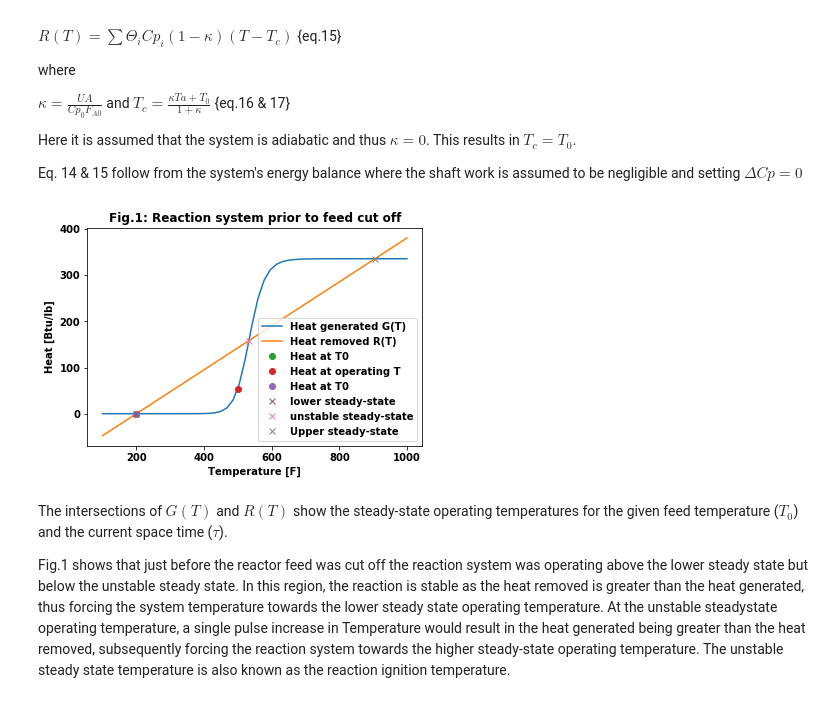
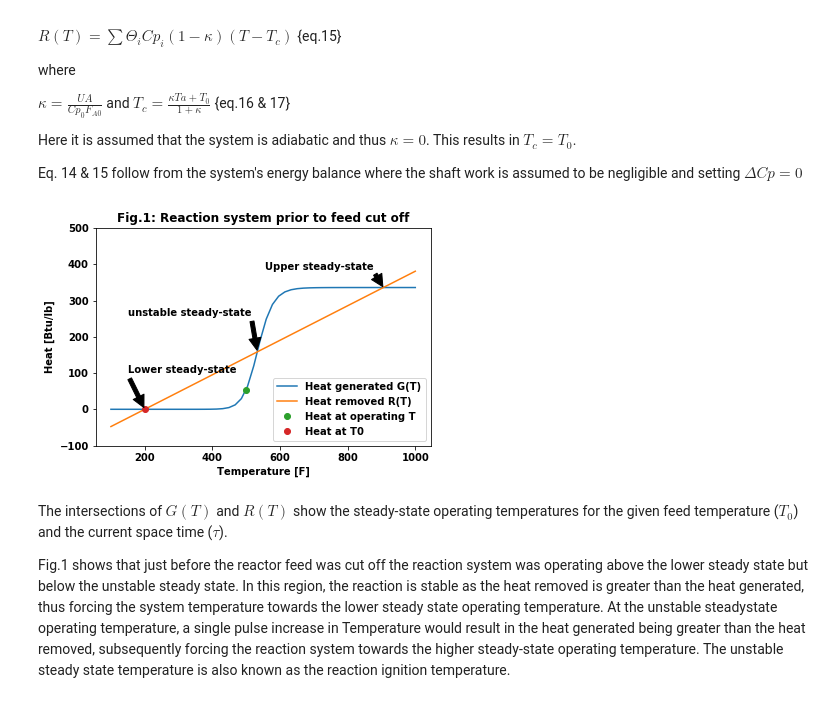
Before and after one commit to vuyohlongwane/Reaction-safety-case-studies, a Jupyter notebook: Chemical disaster in Wilmington, Delaware 1977.ipynb, the cells around one changed output. Saved outputs shown, nothing was run; the diff lists cells and outputs as text; code cells hidden in the pictures.

Commit message:
New graphs

```diff
--- a/Chemical disaster in Wilmington, Delaware 1977.ipynb
+++ b/Chemical disaster in Wilmington, Delaware 1977.ipynb
@@ -204,39 +204,43 @@ Eq. 14 & 15 follow from the system's energy balance where the shaft work is assu
 # %%
 #define the reaction system function which returns conversion and heat generated/removed
 
 def f(T):
     k=rate_constants['rate'][0]*math.exp((E/R)*(1/(T+460)-1/rate_constants['Temperature'][0]))
     X_MB=k*tau/(1+k*tau)
     X_EB=(theta@Cp*(T-T0)+theta[2]*(H_H2O_g-H_H2O_l))/-(dHrxn_0+dCp*(T-500))
     G_T=-(dHrxn_0)*X_MB
     R_T=Cp@theta*(T-T0)
 
     return [X_MB,G_T,R_T]
 
 H=lambda T:f(T)[1]-f(T)[2]
 
 T_i = np.linspace(T0-100,1000)
 
 
 fig_1 = plt.figure()
 chart=plt.subplot(111)
 chart.plot(T_i,np.array(list(map(f,T_i)))[:,1],label='Heat generated G(T)')
 chart.plot(T_i,np.array(list(map(f,T_i)))[:,2],label='Heat removed R(T)')
 
-chart.plot(T0,f(T0)[2],'o',label='Heat at T0')
+chart.annotate('unstable steady-state', xy=(532.77,f(532.77)[2]), xytext=(150,f(532.77)[2]+100),
+               arrowprops=dict(facecolor='black', shrink=0.05))
+chart.annotate('Upper steady-state',xy=(fsolve(H,1000),f(fsolve(H,1000))[2]), xytext=(fsolve(H,1000)-350,f(fsolve(H,1000))[2]+50),
+               arrowprops=dict(facecolor='black',shrink=0.05))
+chart.annotate('Lower steady-state',xy=(T0,f(T0)[2]), xytext=(T0-50,f(T0)[2]+100),
+               arrowprops=dict(facecolor='black',shrink=0.05))
+
 chart.plot(T,f(T)[1],'o',label='Heat at operating T')
 chart.plot(T0,f(T0)[2],'o',label='Heat at T0')
-chart.plot(T0,f(T0)[2],'x',label='lower steady-state')
-chart.plot(532.77,f(532.77)[2],'x',label='unstable steady-state')
-chart.plot(fsolve(H,1000),f(fsolve(H,1000))[2],'x',label='Upper steady-state')
 
 chart.set_xlabel('Temperature [F]')
 chart.set_ylabel('Heat [Btu/lb]')
+chart.set_ylim(-100,500)
 plt.title('Fig.1: Reaction system prior to feed cut off')
-chart.legend()
+chart.legend(loc=4)
 plt.show()
 # %% [output]
-[figure, old version]
+[figure, new version]
 # %% [markdown]
 The intersections of $G(T)$ and $R(T)$ show the steady-state operating temperatures for the given feed temperature ($T_0$) and the current space time ($\tau$).
 
```
Also changed, not shown: parts of 1 cell of this notebook, 1 other file.
